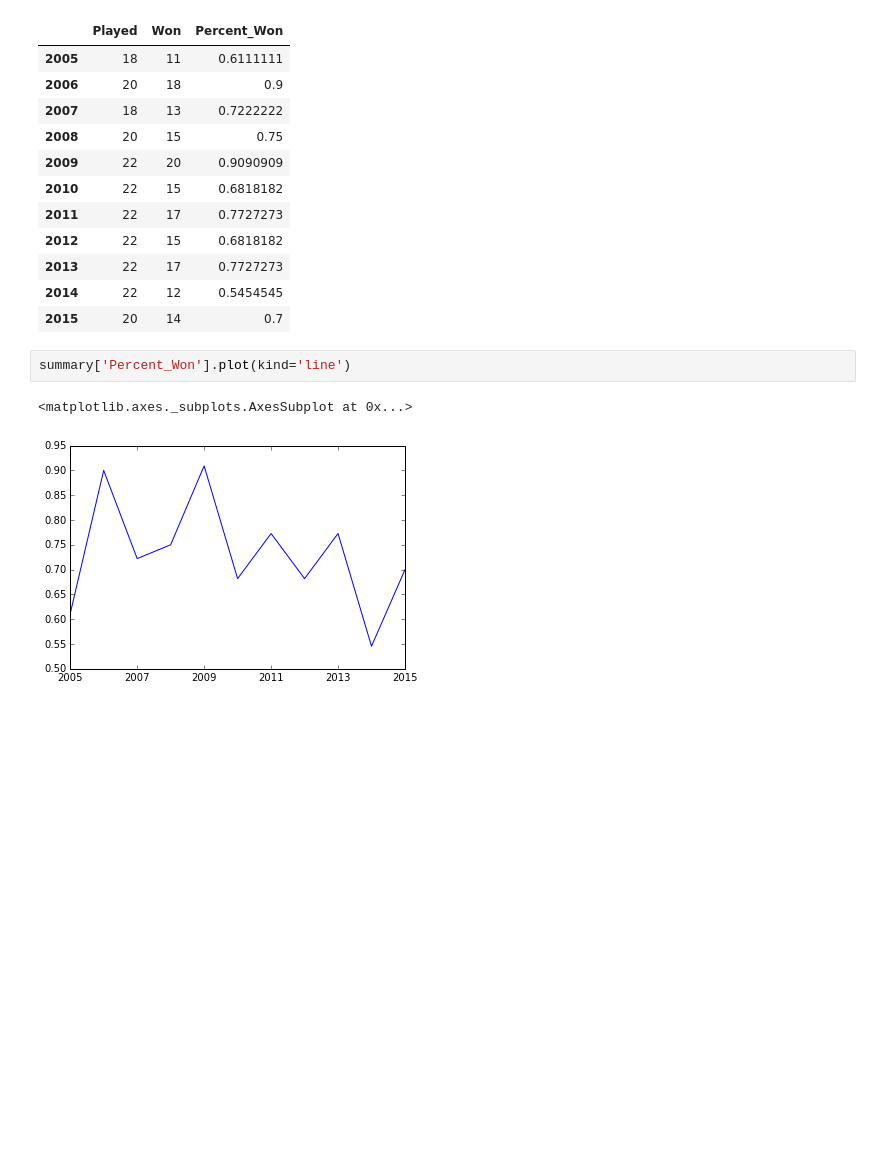
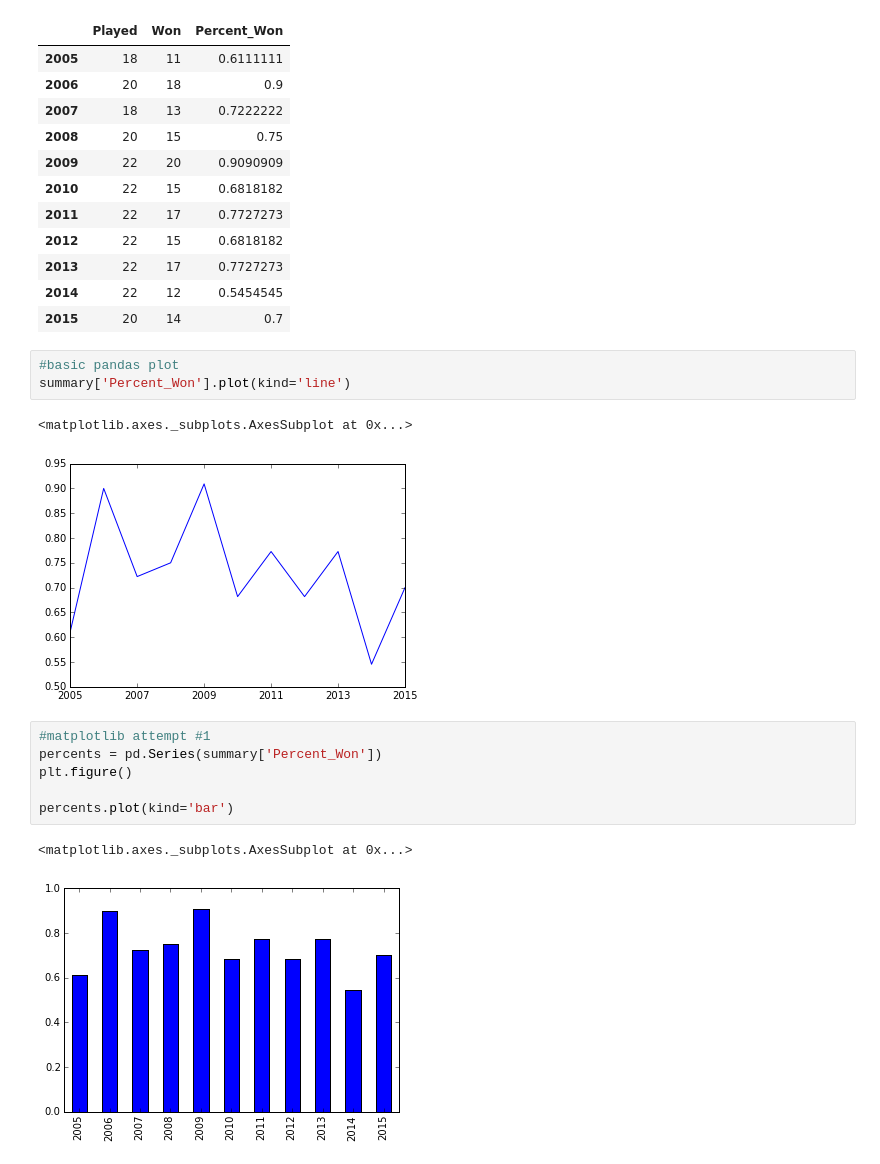
Before and after one commit to dataViz-UCSDGuardian/sports_performance, a Jupyter notebook: volleyball_W_graph.ipynb, the cells around one changed output. Drawn from its saved outputs; the diff is of its cells as text; blank space fills up the shorter version.

Commit message:
added another simple graph attempt

```diff
--- a/volleyball_W_graph.ipynb
+++ b/volleyball_W_graph.ipynb
@@ -82,7 +84,17 @@ summary
 | 2014 | 22 | 12 | 0.5454545 |
 | 2015 | 20 | 14 | 0.7 |
 # %%
+#basic pandas plot
 summary['Percent_Won'].plot(kind='line')
 # %% [output]
 <matplotlib.axes._subplots.AxesSubplot at 0x...>
 [figure]
+# %%
+#matplotlib attempt #1
+percents = pd.Series(summary['Percent_Won'])
+plt.figure()
+
+percents.plot(kind='bar')
+# %% [output]
+<matplotlib.axes._subplots.AxesSubplot at 0x...>
+[figure, added]
```
Also changed, not shown: parts of 2 cells of this notebook.
